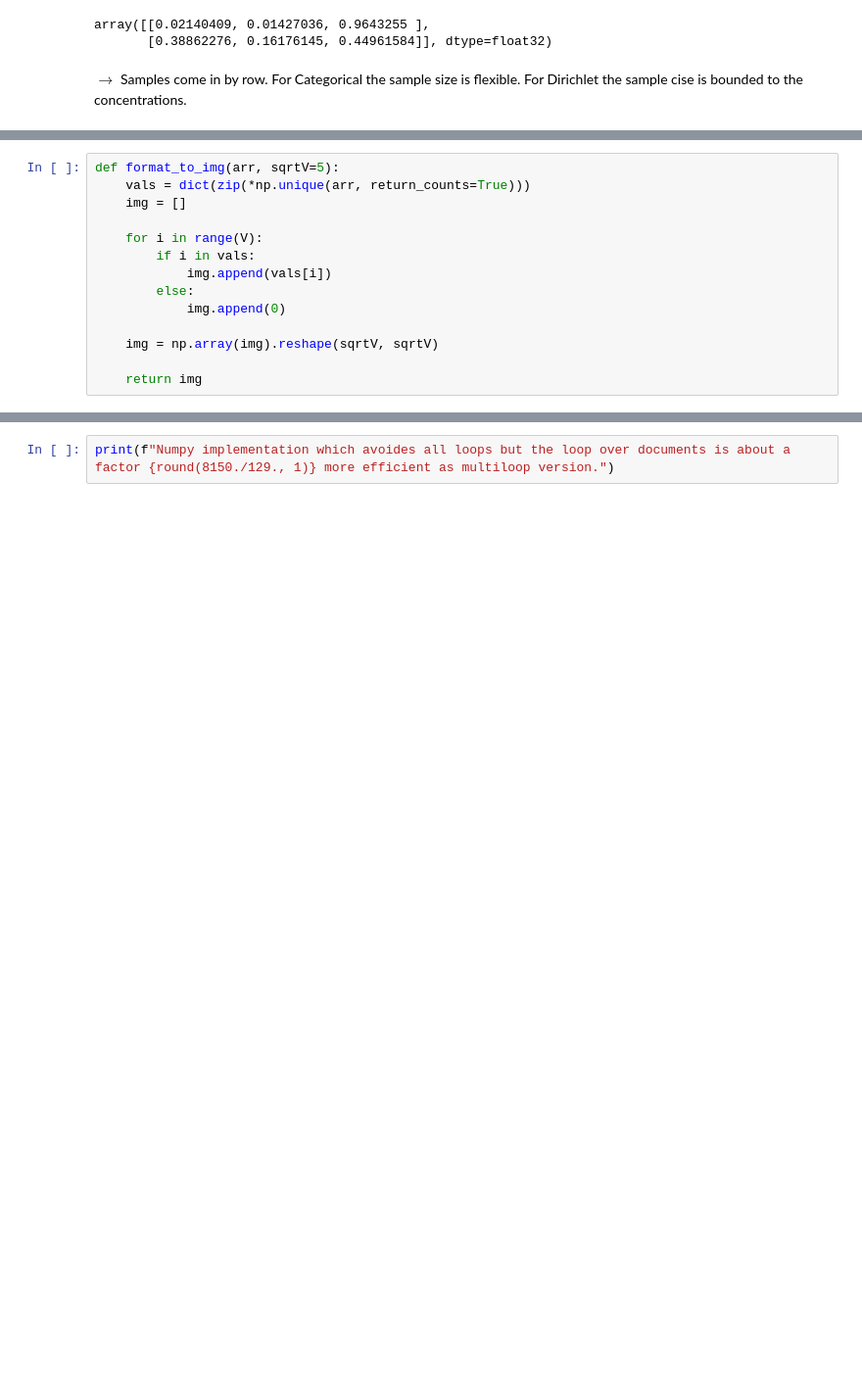
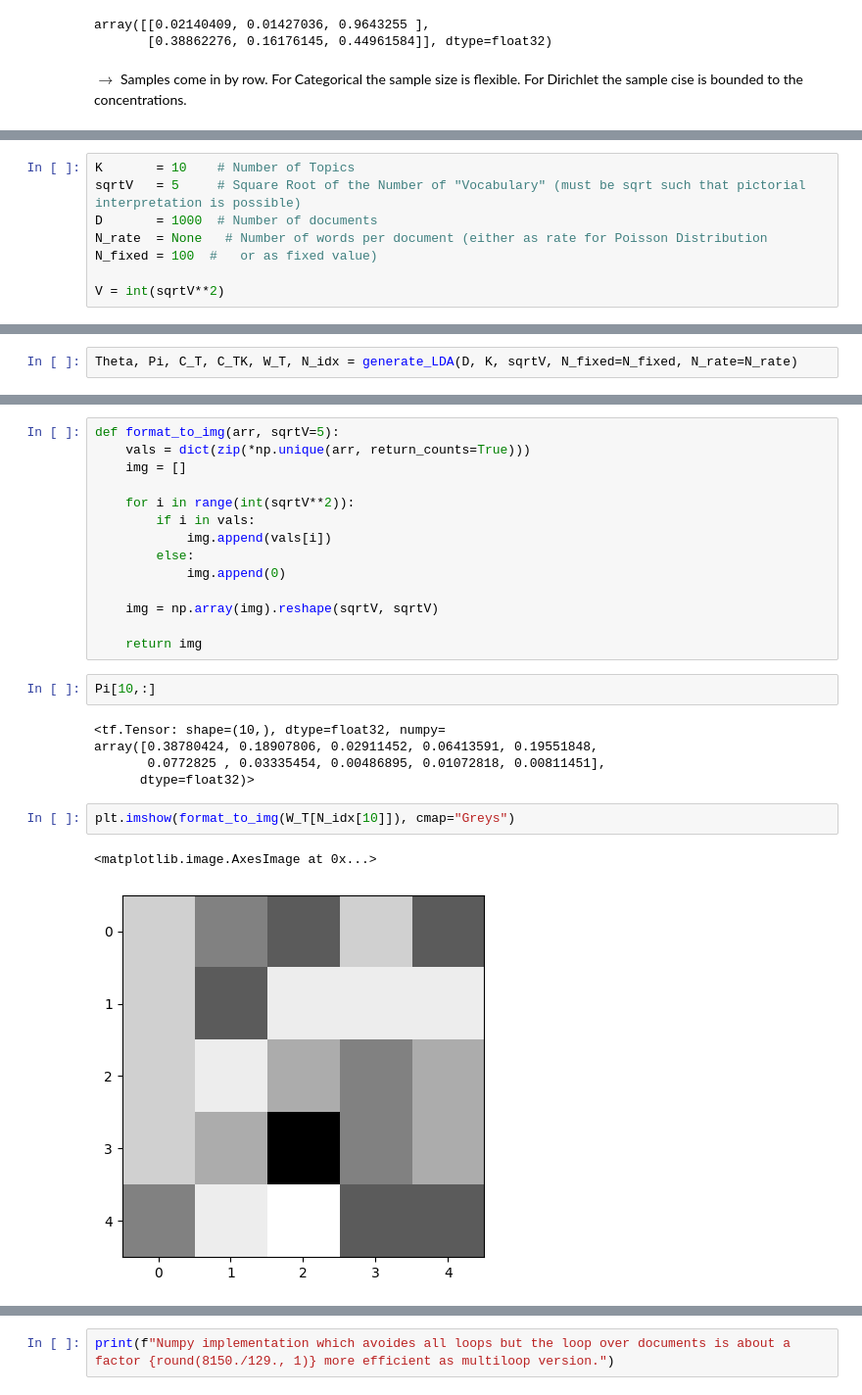
Before and after one commit to JannisZeller/topicflow, a Jupyter notebook: flexible_doclength.ipynb, the cells around one changed output, grey strips where cells are left out. Shown at 98% size. Saved outputs shown, nothing was run; the diff lists cells and outputs as text; blank space fills up the shorter version.

```diff
--- a/flexible_doclength.ipynb
+++ b/flexible_doclength.ipynb
@@ -198,14 +46,0 @@ def print_all_shapes():
-# %%
-def format_to_img(arr, sqrtV=5):
-    vals = dict(zip(*np.unique(arr, return_counts=True)))
-    img = []
-
-    for i in range(V):
-        if i in vals:
-            img.append(vals[i])
-        else:
-            img.append(0)
-
-    img = np.array(img).reshape(sqrtV, sqrtV)
-
-    return img
@@ -294,0 +109,8 @@ N_test2 = singleloop_N_tensor(W, C_one_hot, N_idx)
+# %%
+K       = 10    # Number of Topics
+sqrtV   = 5     # Square Root of the Number of "Vocabulary" (must be sqrt such that pictorial interpretation is possible)
+D       = 1000  # Number of documents
+N_rate  = None   # Number of words per document (either as rate for Poisson Distribution
+N_fixed = 100  #   or as fixed value)
+
+V = int(sqrtV**2)
@@ -294,0 +177,2 @@ N_test2 = singleloop_N_tensor(W, C_one_hot, N_idx)
+# %%
+Theta, Pi, C_T, C_TK, W_T, N_idx = generate_LDA(D, K, sqrtV, N_fixed=N_fixed, N_rate=N_rate)
@@ -294,0 +236,26 @@ N_test2 = singleloop_N_tensor(W, C_one_hot, N_idx)
+# %%
+def format_to_img(arr, sqrtV=5):
+    vals = dict(zip(*np.unique(arr, return_counts=True)))
+    img = []
+
+    for i in range(int(sqrtV**2)):
+        if i in vals:
+            img.append(vals[i])
+        else:
+            img.append(0)
+
+    img = np.array(img).reshape(sqrtV, sqrtV)
+
+    return img
+# %%
+Pi[10,:]
+# %% [output]
+<tf.Tensor: shape=(10,), dtype=float32, numpy=
+array([0.38780424, 0.18907806, 0.02911452, 0.06413591, 0.19551848,
+       0.0772825 , 0.03335454, 0.00486895, 0.01072818, 0.00811451],
+      dtype=float32)>
+# %%
+plt.imshow(format_to_img(W_T[N_idx[10]]), cmap="Greys")
+# %% [output]
+<matplotlib.image.AxesImage at 0x...>
+[figure, added]
```
Also changed, not shown: parts of 86 cells of this notebook.
